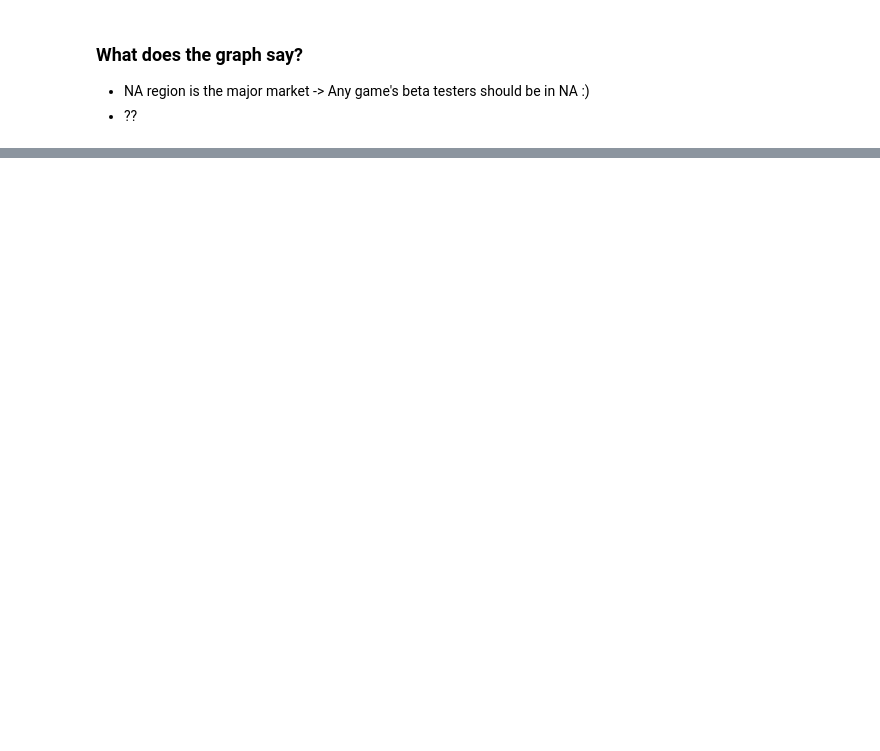
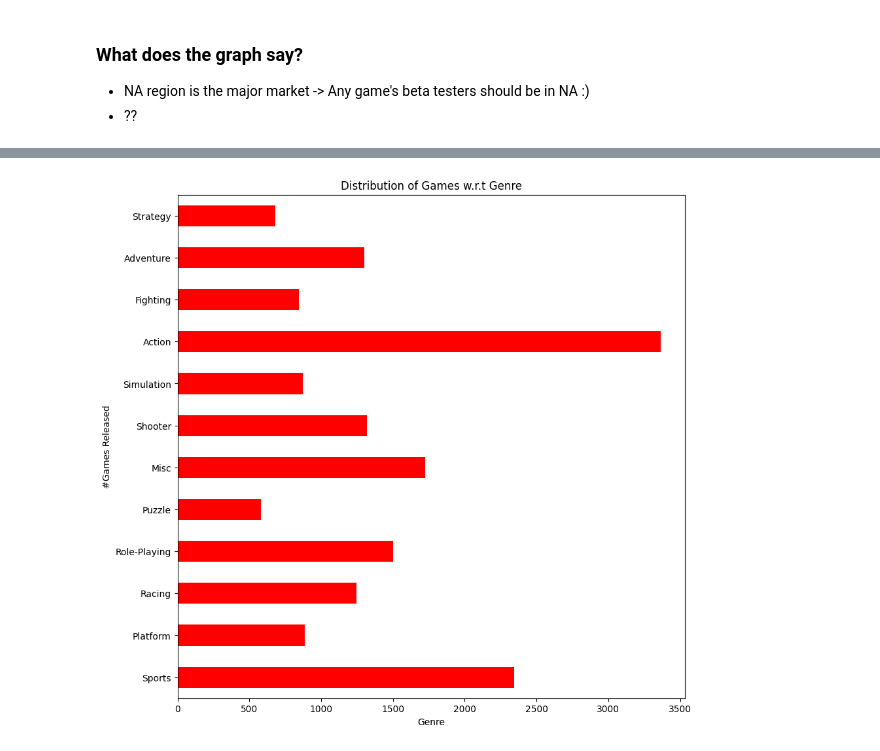
Before and after one commit to Krishnaveni004/video-game-sales-analysis, a Jupyter notebook: Video Game Sales Prediction.ipynb, the cells around one changed output, grey strips where cells are left out. Saved outputs shown, nothing was run; the diff lists cells and outputs as text; code cells hidden in the pictures; blank space fills up the shorter version.

```diff
--- a/Video Game Sales Prediction.ipynb
+++ b/Video Game Sales Prediction.ipynb
@@ -267,0 +295,10 @@ plt.show()
+# %%
+fig, ax = plt.subplots(figsize=(10,10))
+cleaned_data.Genre.value_counts(sort=False).plot(kind='barh', color='red')
+plt.xlabel('Genre')
+plt.ylabel('#Games Released')
+plt.title('Distribution of Games w.r.t Genre')
+
+plt.show()
+# %% [output]
+[figure, added]
```
Also changed, not shown: parts of 16 cells of this notebook.
